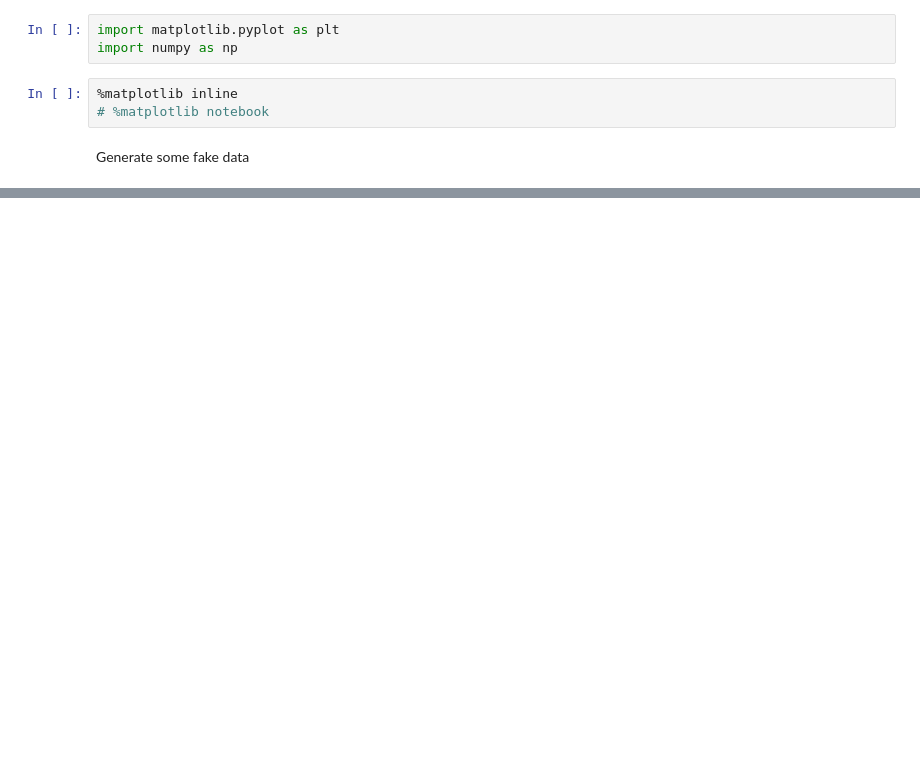
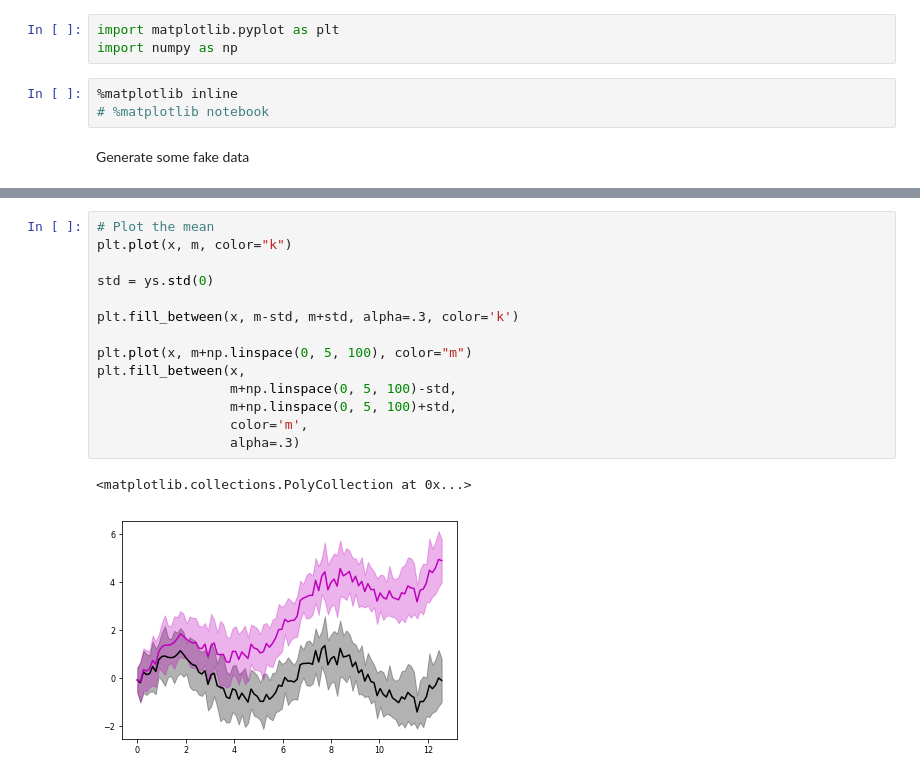
Before and after one commit to anki-xyz/survival2019, a Jupyter notebook: Publication ready figures.ipynb, the cells around one changed output, grey strips where cells are left out. Drawn from its saved outputs; the diff is of its cells as text; blank space fills up the shorter version.

```diff
--- a/Publication ready figures.ipynb
+++ b/Publication ready figures.ipynb
@@ -22,0 +102,17 @@ plt.savefig("plot_image.eps", dpi=300)
+# %%
+# Plot the mean
+plt.plot(x, m, color="k")
+
+std = ys.std(0)
+
+plt.fill_between(x, m-std, m+std, alpha=.3, color='k')
+
+plt.plot(x, m+np.linspace(0, 5, 100), color="m")
+plt.fill_between(x,
+                 m+np.linspace(0, 5, 100)-std,
+                 m+np.linspace(0, 5, 100)+std,
+                 color='m',
+                 alpha=.3)
+# %% [output]
+<matplotlib.collections.PolyCollection at 0x...>
+[figure, added]
```
Also changed, not shown: parts of 15 cells of this notebook.
